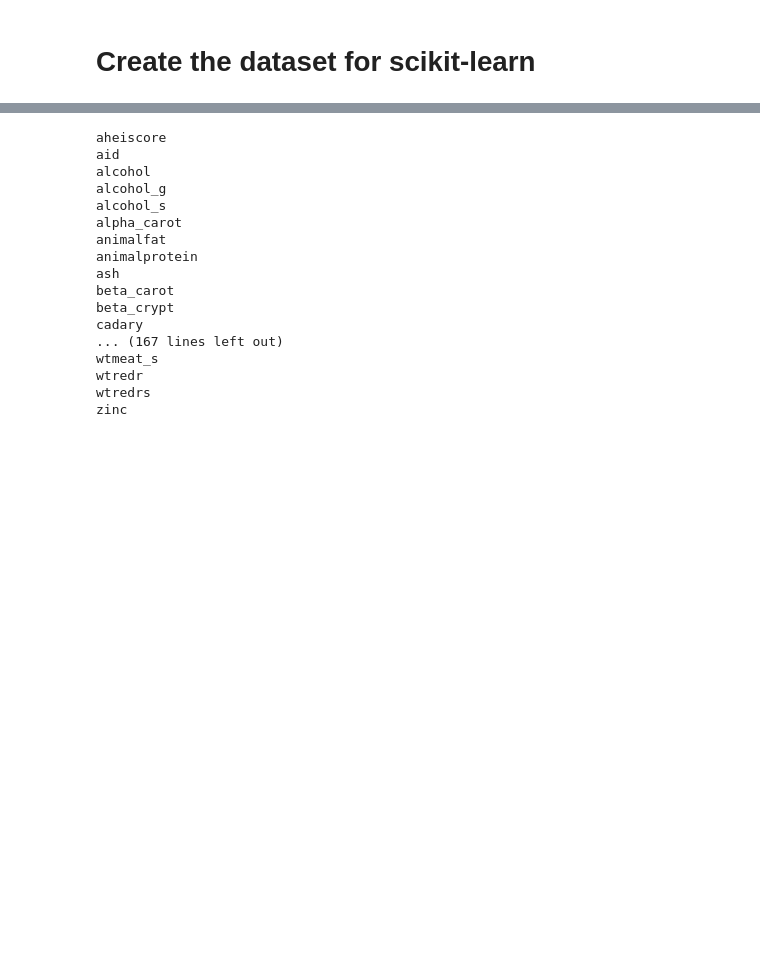
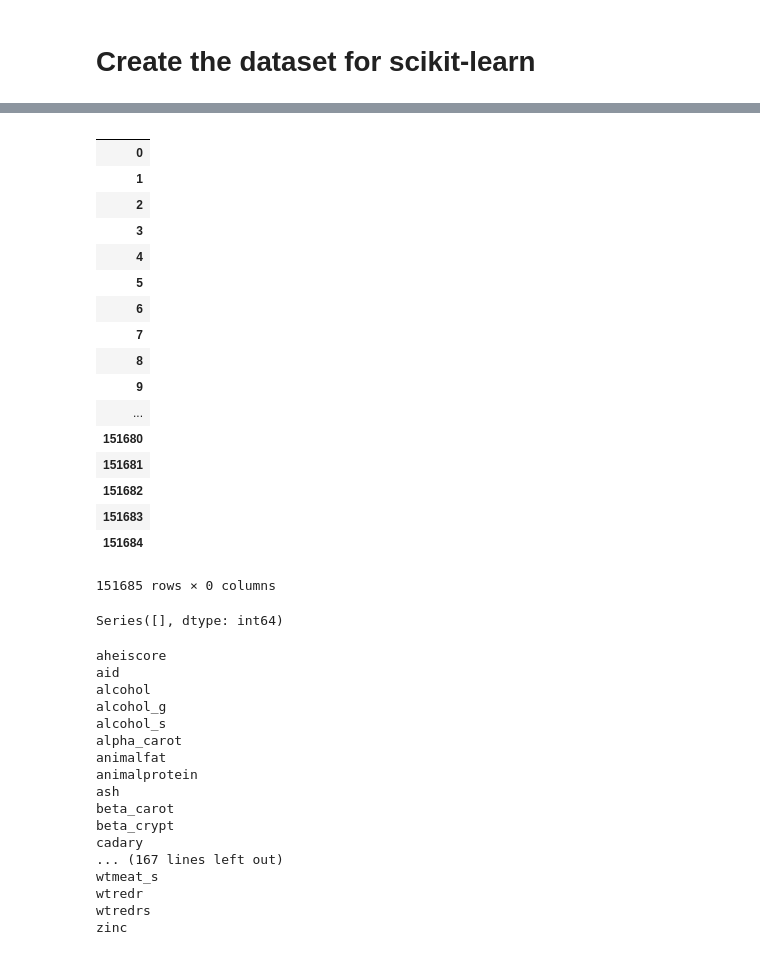
Before and after one commit to johntiger1/pure_diabetes, a Jupyter notebook: dataExplore.ipynb, the cells around one changed output, grey strips where cells are left out. Drawn from its saved outputs; the diff is of its cells as text; code cells hidden in the pictures; blank space fills up the shorter version.

Commit message:
drop various columns if they are too null

```diff
--- a/dataExplore.ipynb
+++ b/dataExplore.ipynb
@@ -176,4 +176,4 @@ PEvent[PEvent["newdiab"] == 1]["newdiab"].count()/PEvent["newdiab"].count()
 # %% [markdown]
 # Create the dataset for scikit-learn
 # %%
-merged_data.isna().sum().sort_values() # we should drop the subjid too! (unless we use it with something else)
+null_series = merged_data.isna().sum().sort_values(ascending=False) # we should drop the subjid too! (unless we use it with something else)
@@ -203,0 +180,4 @@ merged_data = merged_data.dropna()
+# %%
+# get number of columns where null series has more than 5000 null entries
+
+too_null_cols = (null_series>5000) # there are 83 columns where there are more than 5k null entires
@@ -203,0 +229,23 @@ merged_data = merged_data.dropna()
+# %%
+non_null_merged_data = merged_data.drop(too_null_cols.index.tolist(), axis=1)
+# %%
+non_null_merged_data
+# %% [output]
+|  |
+| 0 |
+| 1 |
+| 2 |
+| 3 |
+| 4 |
+| 5 |
+| 6 |
+| 7 |
+| 8 |
+| 9 |
+| ... |
+| 151680 |
+| 151681 |
+| 151682 |
+| 151683 |
+| 151684 |
+151685 rows × 0 columns
@@ -204,3 +254,7 @@ merged_data = merged_data.dropna()
+# %%
+non_null_merged_data.count()
+# %% [output]
+Series([], dtype: int64)
 # %%
 X_all = merged_data.drop(columns=["idno", "newdiab"])
 y_all = merged_data["newdiab"] # we should be able to index back in (assuming we kept the index)
```
Also changed, not shown: parts of 15 cells of this notebook.
